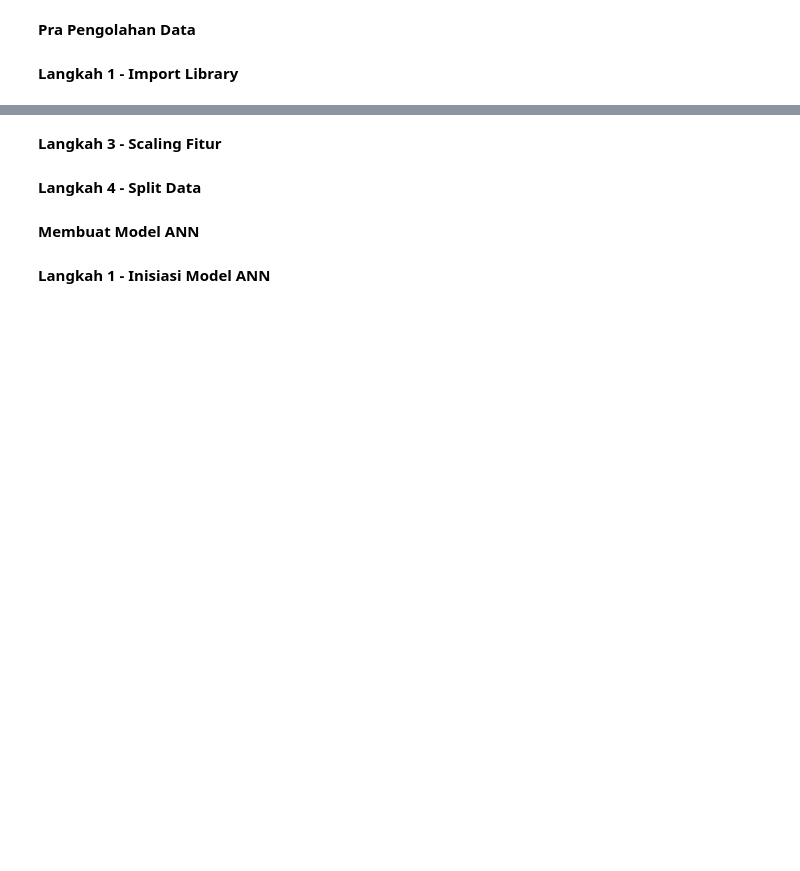
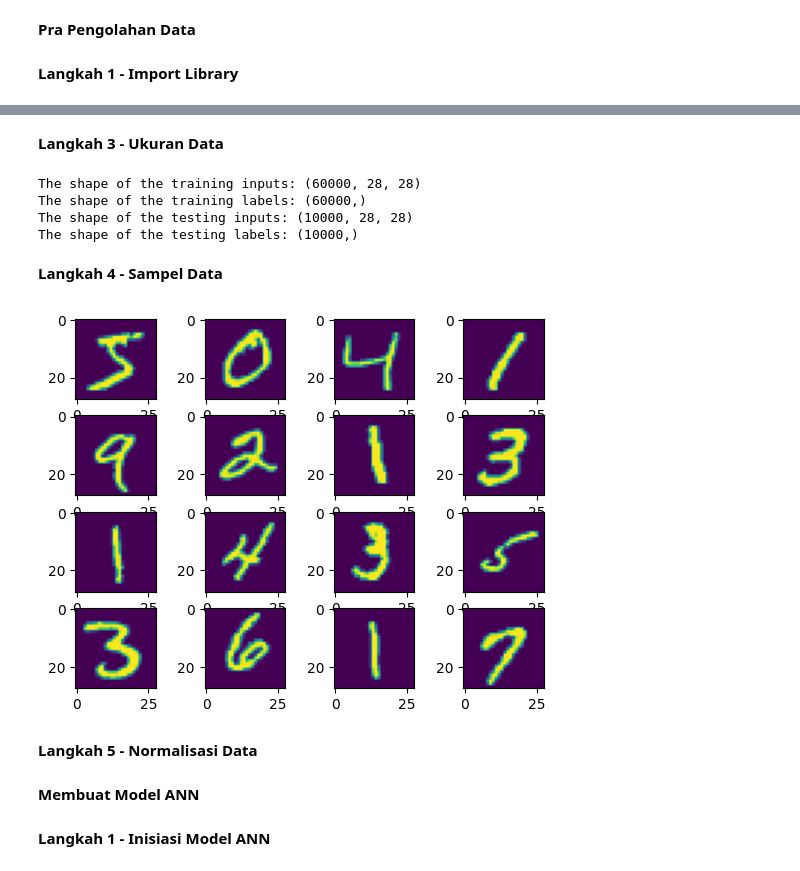
Before and after one commit to Raden616Rizki/pembelajaran_mesin_2023, a Jupyter notebook: Pertemuan_9/week_9_tugas_praktikum.ipynb, the cells around one changed output, grey strips where cells are left out. Saved outputs shown, nothing was run; the diff lists cells and outputs as text; code cells hidden in the pictures; blank space fills up the shorter version.

```diff
--- a/Pertemuan_9/week_9_tugas_praktikum.ipynb
+++ b/Pertemuan_9/week_9_tugas_praktikum.ipynb
@@ -36,2 +27,4 @@ y = labels.astype('int')
+# %%
+(X_train, y_train), (X_test, y_test) = tf.keras.datasets.mnist.load_data()
 # %% [markdown]
-**Langkah 3 - Scaling Fitur**
+**Langkah 3 - Ukuran Data**
@@ -43,16 +31,25 @@ X = sc.fit_transform(X) # melakukan standarisasi pada data uji X
+# %%
+print('The shape of the training inputs:', X_train.shape)
+print('The shape of the training labels:',y_train.shape)
+print('The shape of the testing inputs:',X_test.shape)
+print('The shape of the testing labels:',y_test.shape)
+# %% [output]
+The shape of the training inputs: (60000, 28, 28)
+The shape of the training labels: (60000,)
+The shape of the testing inputs: (10000, 28, 28)
+The shape of the testing labels: (10000,)
 # %% [markdown]
-**Langkah 4 - Split Data**
+**Langkah 4 - Sampel Data**
-# %%
-from sklearn.model_selection import train_test_split # Digunakan untuk memisahkan data latih dan data uji
-
-X_train, X_test, y_train, y_test = train_test_split(X, y, test_size = 0.2, random_state = 0) # Melatih data train dan data test dengan rasio 80% da 20%
-
-# Fixing the dimensions of the train set
-X_train = X_train.astype('float32') / 255
-
-y_train = tf.keras.utils.to_categorical(y_train , num_classes=10)
-
-# Fixing the dimensions of the test set
-X_test = X_test.astype('float32') / 255
-
-y_test = tf.keras.utils.to_categorical(y_test , num_classes=10)
+# %%
+# plotting the first 9 images in the train set of MNIST
+
+fig, axs = plt.subplots(4, 4)
+cnt = 0
+for i in range(4):
+     for j in range(4):
+         axs[i, j].imshow(X_train[cnt])
+         cnt += 1
+# %% [output]
+[figure, added]
+# %% [markdown]
+**Langkah 5 - Normalisasi Data**
```
Also changed, not shown: parts of 18 cells of this notebook.
